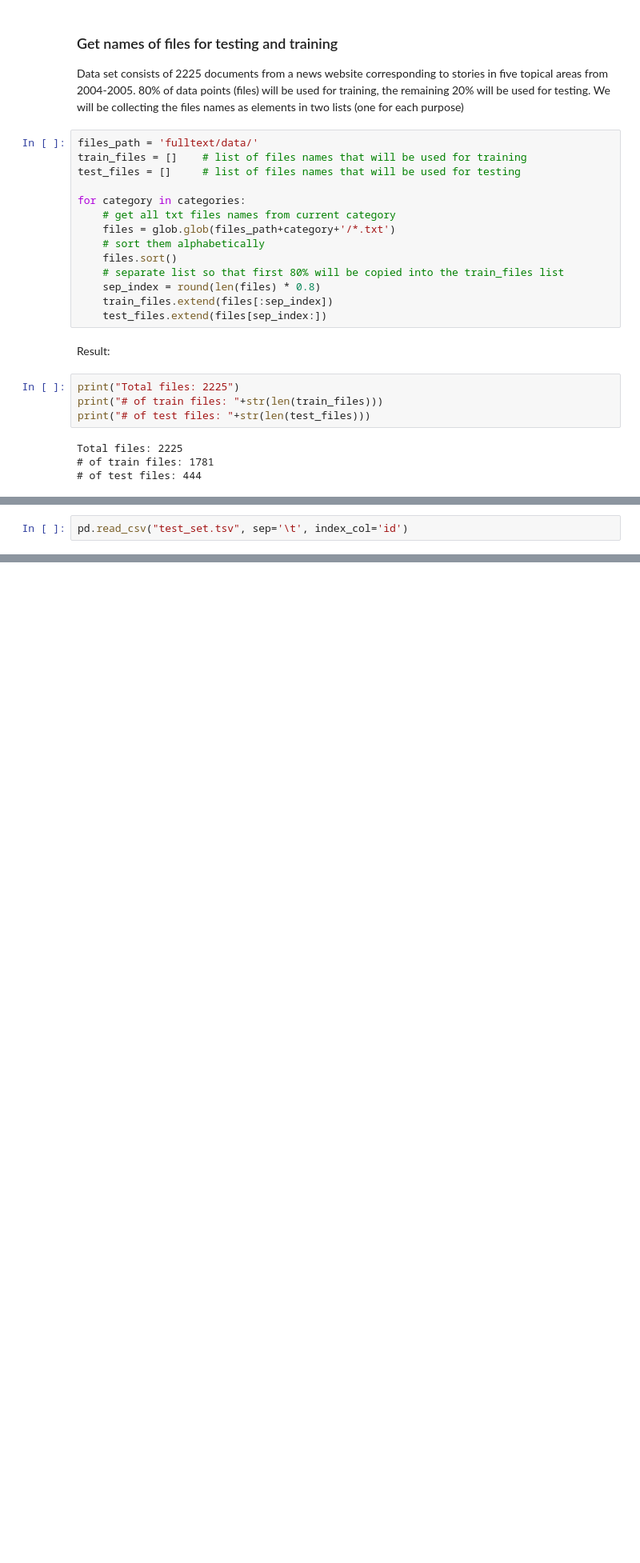
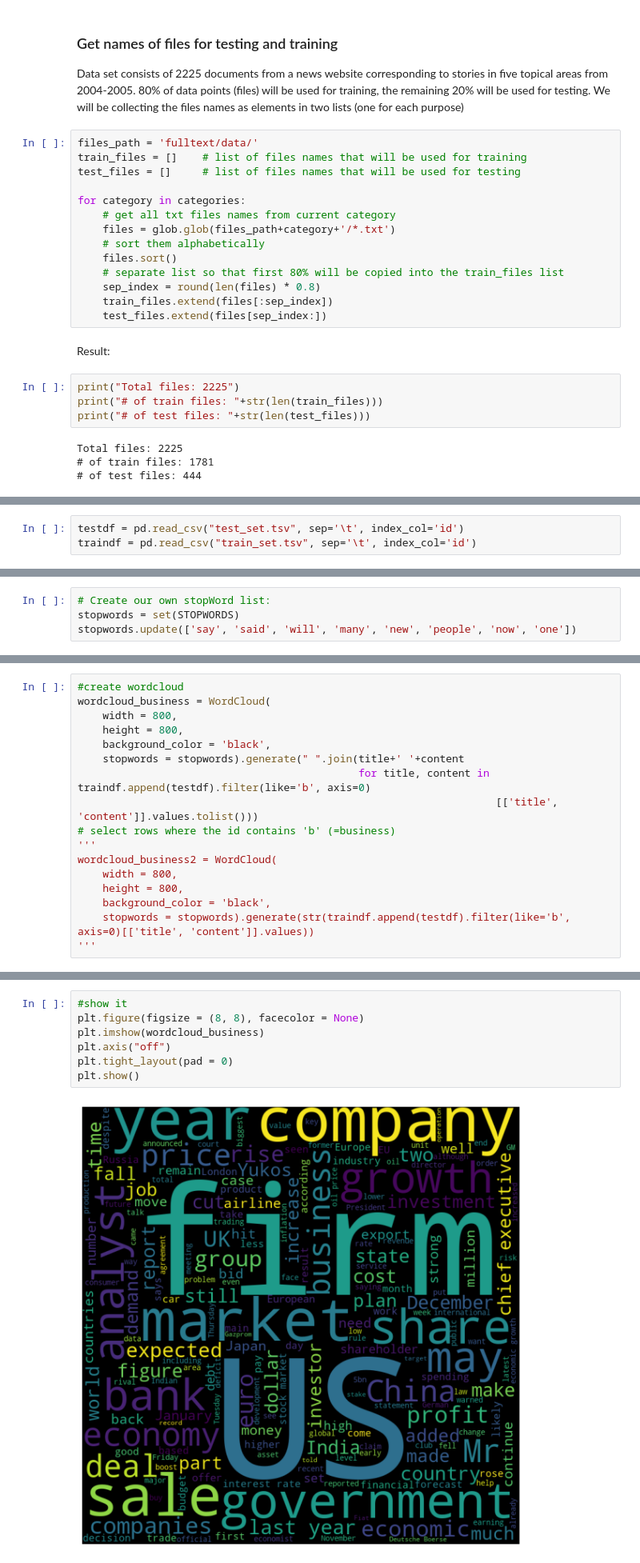
Before and after one commit to mar-fritz/data-mining-assignment-2, a Jupyter notebook: ergasia2.ipynb, the cells around one changed output, grey strips where cells are left out. Shown at 80% size. Saved outputs shown, nothing was run; the diff lists cells and outputs as text; blank space fills up the shorter version.

Commit message:
Q1: WordClouds complete

```diff
--- a/ergasia2.ipynb
+++ b/ergasia2.ipynb
@@ -94,2 +101,3 @@ with open('test_set.tsv', 'wt') as out_file:
 # %%
-pd.read_csv("test_set.tsv", sep='\t', index_col='id')
+testdf = pd.read_csv("test_set.tsv", sep='\t', index_col='id')
+traindf = pd.read_csv("train_set.tsv", sep='\t', index_col='id')
@@ -110,0 +107,4 @@ pd.read_csv("test_set.tsv", sep='\t', index_col='id')
+# %%
+# Create our own stopWord list:
+stopwords = set(STOPWORDS)
+stopwords.update(['say', 'said', 'will', 'many', 'new', 'people', 'now', 'one'])
@@ -110,0 +113,17 @@ pd.read_csv("test_set.tsv", sep='\t', index_col='id')
+# %%
+#create wordcloud
+wordcloud_business = WordCloud(
+    width = 800,
+    height = 800,
+    background_color = 'black',
+    stopwords = stopwords).generate(" ".join(title+' '+content
+                                             for title, content in traindf.append(testdf).filter(like='b', axis=0)
+                                                                   [['title', 'content']].values.tolist()))
+# select rows where the id contains 'b' (=business)
+'''
+wordcloud_business2 = WordCloud(
+    width = 800,
+    height = 800,
+    background_color = 'black',
+    stopwords = stopwords).generate(str(traindf.append(testdf).filter(like='b', axis=0)[['title', 'content']].values))
+'''
@@ -110,0 +132,9 @@ pd.read_csv("test_set.tsv", sep='\t', index_col='id')
+# %%
+#show it
+plt.figure(figsize = (8, 8), facecolor = None)
+plt.imshow(wordcloud_business)
+plt.axis("off")
+plt.tight_layout(pad = 0)
+plt.show()
+# %% [output]
+[figure, added]
```
Also changed, not shown: parts of 24 cells of this notebook, 1 other file.
